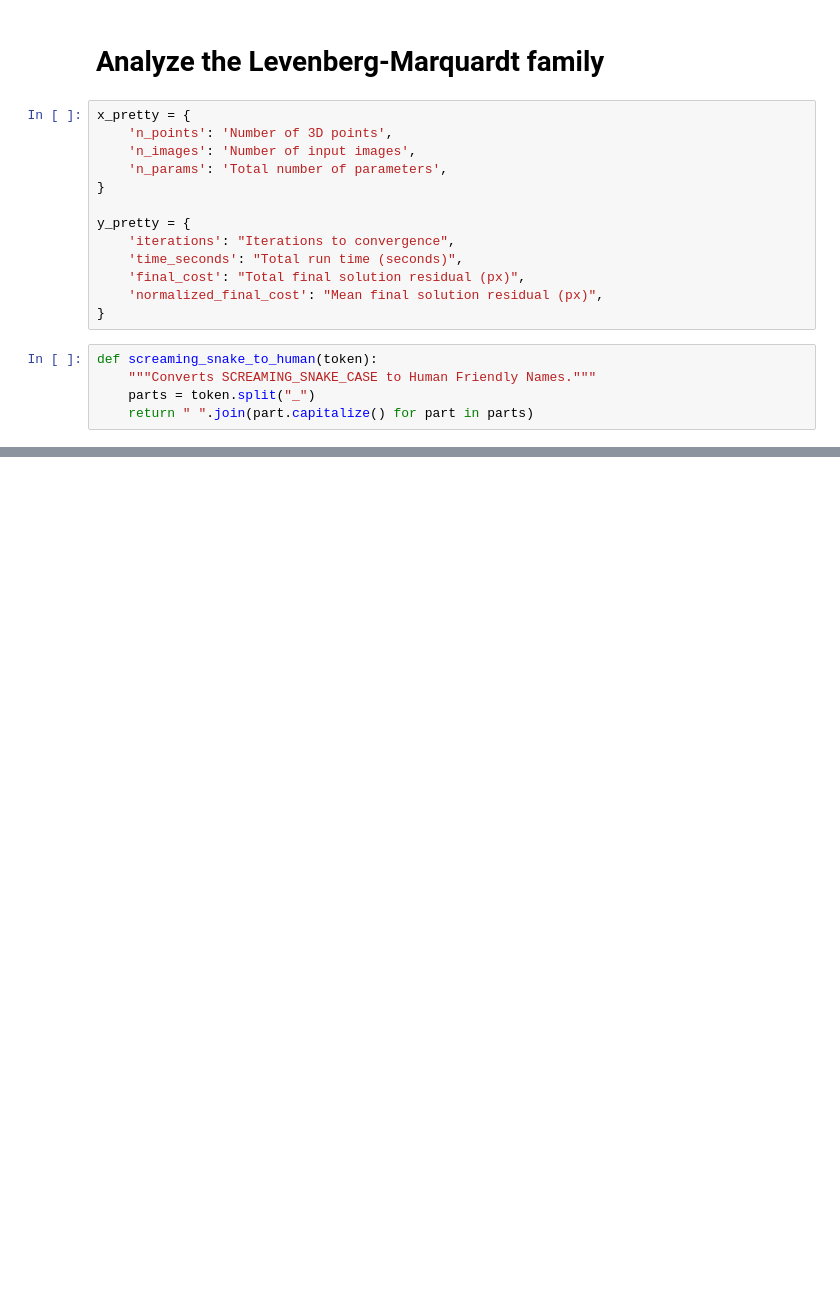
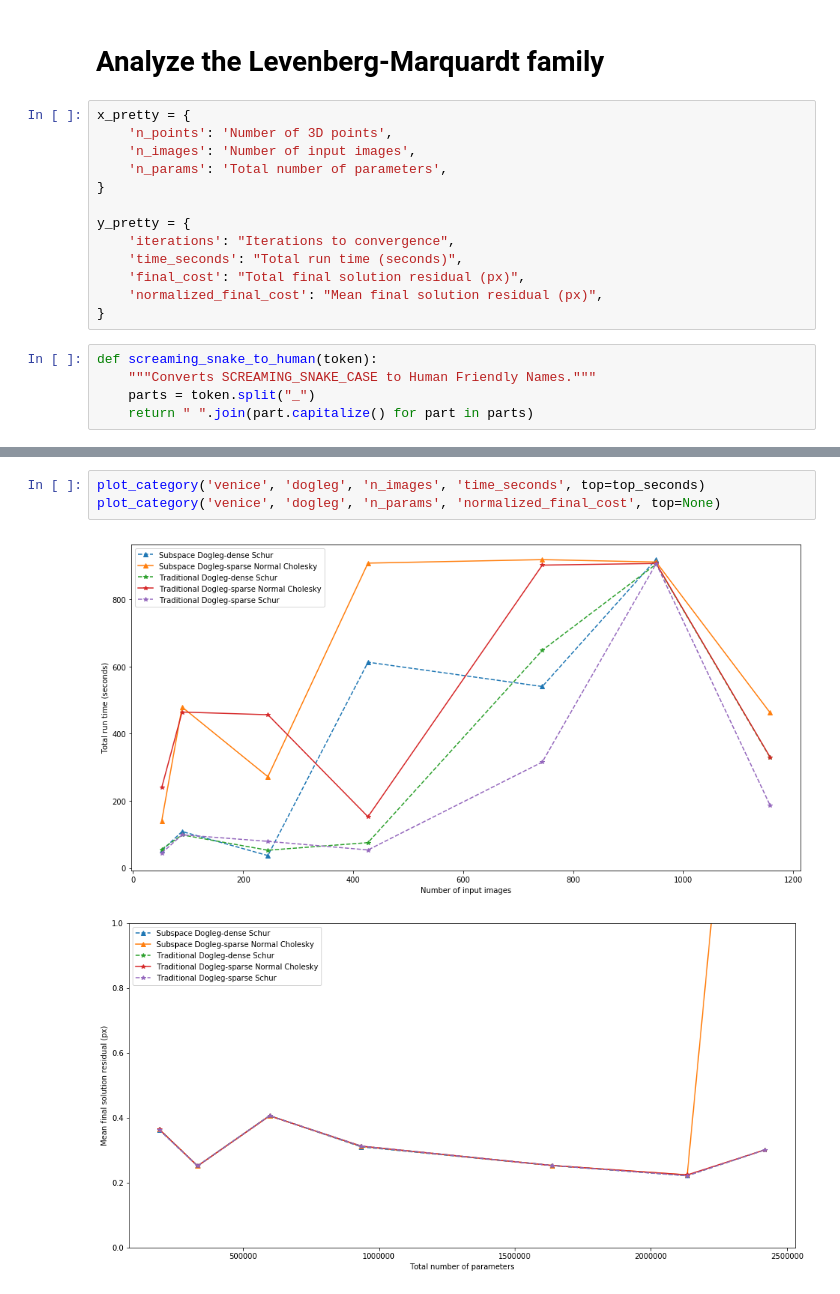
Before and after one commit to AndreiBarsan/numerics-from-scratch, a Jupyter notebook: csc2305/project/analysis/AnalyzeCeresExperiments.ipynb, the cells around one changed output, grey strips where cells are left out. Drawn from its saved outputs; the diff is of its cells as text; blank space fills up the shorter version.

```diff
--- a/csc2305/project/analysis/AnalyzeCeresExperiments.ipynb
+++ b/csc2305/project/analysis/AnalyzeCeresExperiments.ipynb
@@ -235,0 +251,6 @@ Important note: the iteration count for iterative Shur is capped at 500, which i
+# %%
+plot_category('venice', 'dogleg', 'n_images', 'time_seconds', top=top_seconds)
+plot_category('venice', 'dogleg', 'n_params', 'normalized_final_cost', top=None)
+# %% [output]
+[figure, added]
+[figure, added]
```
Also changed, not shown: parts of 5 cells of this notebook, 2 other files.
